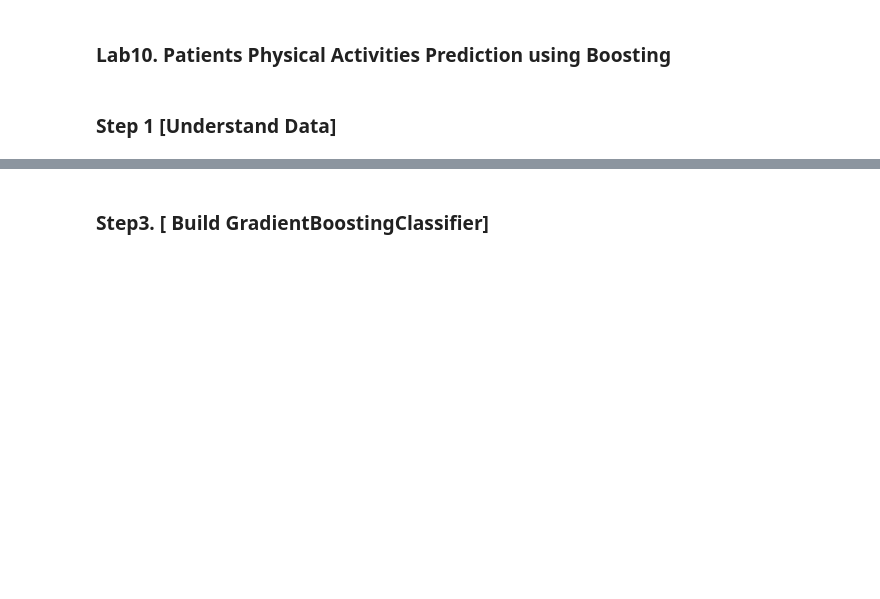
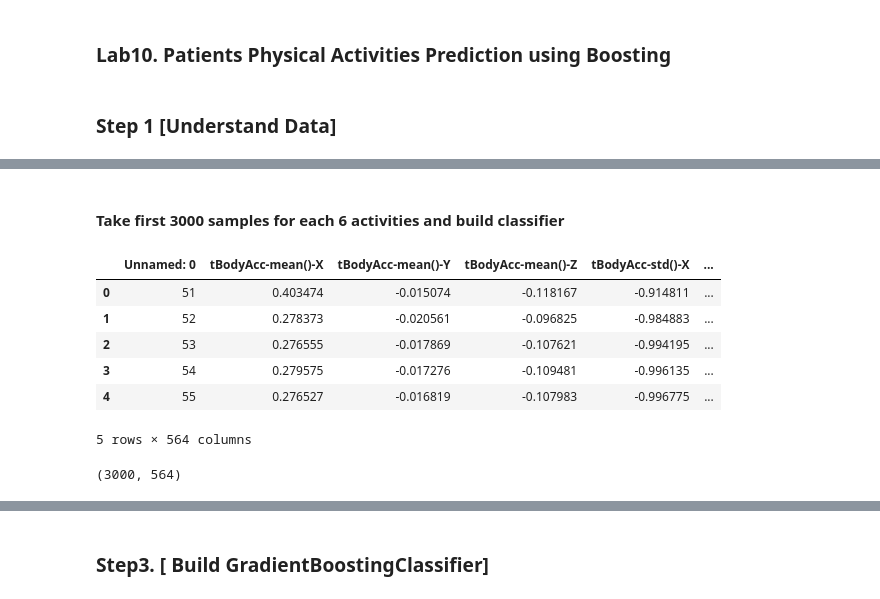
Before and after one commit to arzoo2399/PML, a Jupyter notebook: lab 10 PML.ipynb, the cells around one changed output, grey strips where cells are left out. Drawn from its saved outputs; the diff is of its cells as text; code cells hidden in the pictures; blank space fills up the shorter version.

```diff
--- a/lab 10 PML.ipynb
+++ b/lab 10 PML.ipynb
@@ -13,0 +109,2 @@ from sklearn.tree import DecisionTreeClassifier
+# %% [markdown]
+#### Take first 3000 samples for each 6 activities and build classifier
@@ -13,0 +122,16 @@ from sklearn.tree import DecisionTreeClassifier
+# %%
+new_df = pd.read_csv("human_activity_clipped3000.csv")
+# %%
+new_df.head()
+# %% [output]
+|  | Unnamed: 0 | tBodyAcc-mean()-X | tBodyAcc-mean()-Y | tBodyAcc-mean()-Z | tBodyAcc-std()-X | ... |
+| 0 | 51 | 0.403474 | -0.015074 | -0.118167 | -0.914811 | ... |
+| 1 | 52 | 0.278373 | -0.020561 | -0.096825 | -0.984883 | ... |
+| 2 | 53 | 0.276555 | -0.017869 | -0.107621 | -0.994195 | ... |
+| 3 | 54 | 0.279575 | -0.017276 | -0.109481 | -0.996135 | ... |
+| 4 | 55 | 0.276527 | -0.016819 | -0.107983 | -0.996775 | ... |
+5 rows × 564 columns
+# %%
+new_df.shape
+# %% [output]
+(3000, 564)
```
Also changed, not shown: parts of 89 cells of this notebook, 1 other file.
